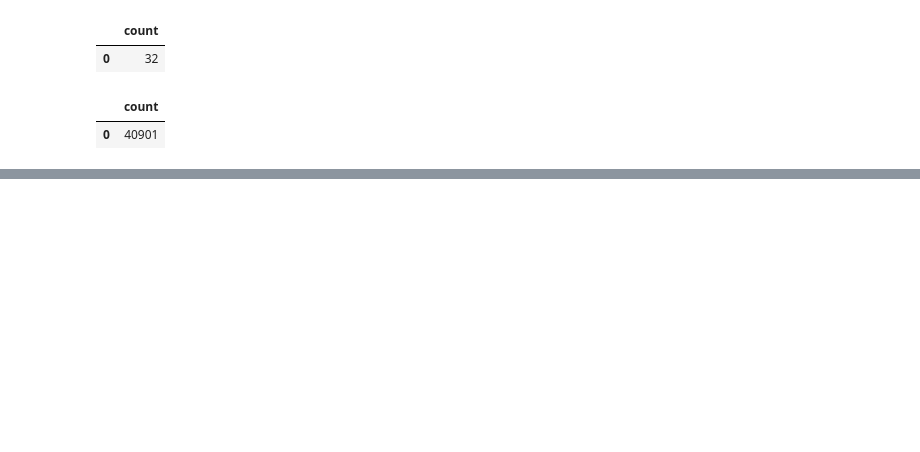
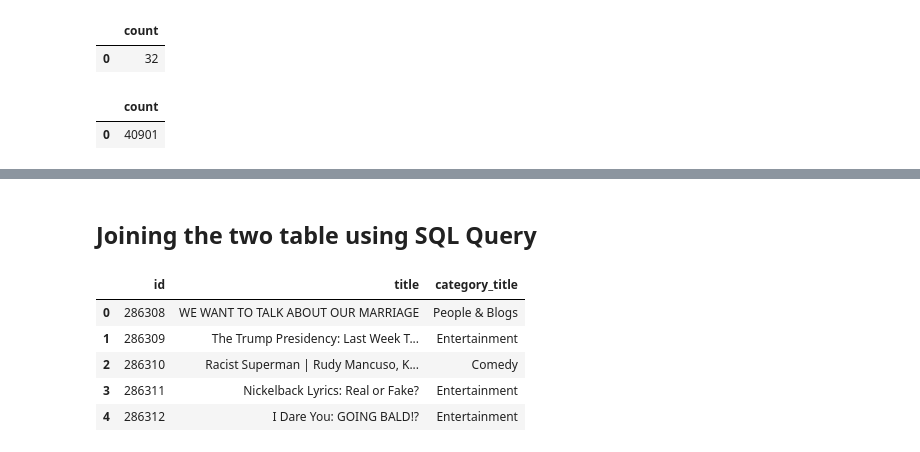
Before and after one commit to ratikachauhan/ETL-Project2-PSR, a Jupyter notebook: Jupyter Notebooks/ETL_Project_Final.ipynb, the cells around one changed output, grey strips where cells are left out. Saved outputs shown, nothing was run; the diff lists cells and outputs as text; code cells hidden in the pictures; blank space fills up the shorter version.

```diff
--- a/Jupyter Notebooks/Data Cleanup.ipynb
+++ b/Jupyter Notebooks/ETL_Project_Final.ipynb
@@ -223,3 +243,17 @@ combined_df.head()
 | 2 | AFFAIRS, EX BOYFRIENDS, $18MILLIO... | Shawn Johnson East | 22 | 321053 | 4451 | 1772 | 895 | US | ... |
 | 3 | BLIND(folded) CAKE DECORATING CON... | Grace Helbig | 22 | 197062 | 7250 | 217 | 456 | US | ... |
 | 4 | Wearing Online Dollar Store Makeu... | Safiya Nygaard | 22 | 2744430 | 115426 | 1110 | 6541 | US | ... |
+# %% [markdown]
+ ## Joining the two table using SQL Query
+# %%
+#Quering the join reults from Postgres SQL
+query_join = pd.read_sql("SELECT v.id, title, category_title FROM us_videos v INNER JOIN video_category vc ON (category_id = vc.id)", con=engine)
+# %%
+query_join.head()
+# %% [output]
+|  | id | title | category_title |
+| 0 | 286308 | WE WANT TO TALK ABOUT OUR MARRIAGE | People & Blogs |
+| 1 | 286309 | The Trump Presidency: Last Week T... | Entertainment |
+| 2 | 286310 | Racist Superman | Rudy Mancuso, K... | Comedy |
+| 3 | 286311 | Nickelback Lyrics: Real or Fake? | Entertainment |
+| 4 | 286312 | I Dare You: GOING BALD!? | Entertainment |
```
Also changed, not shown: parts of 28 cells of this notebook, 2 other files.
